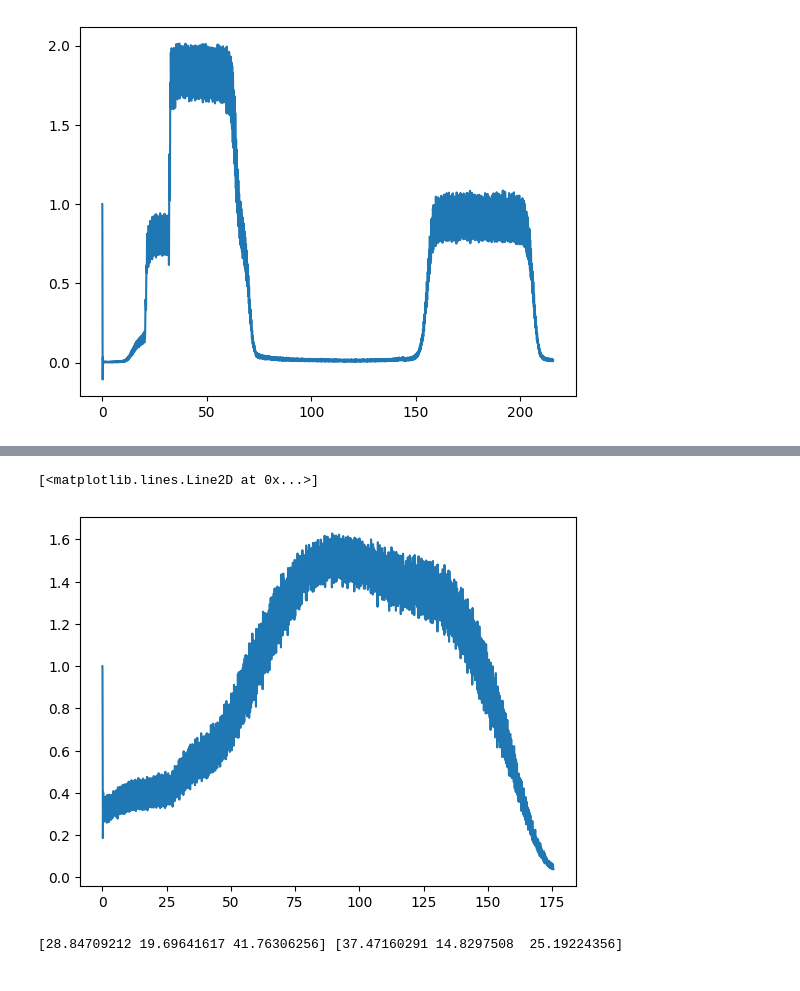
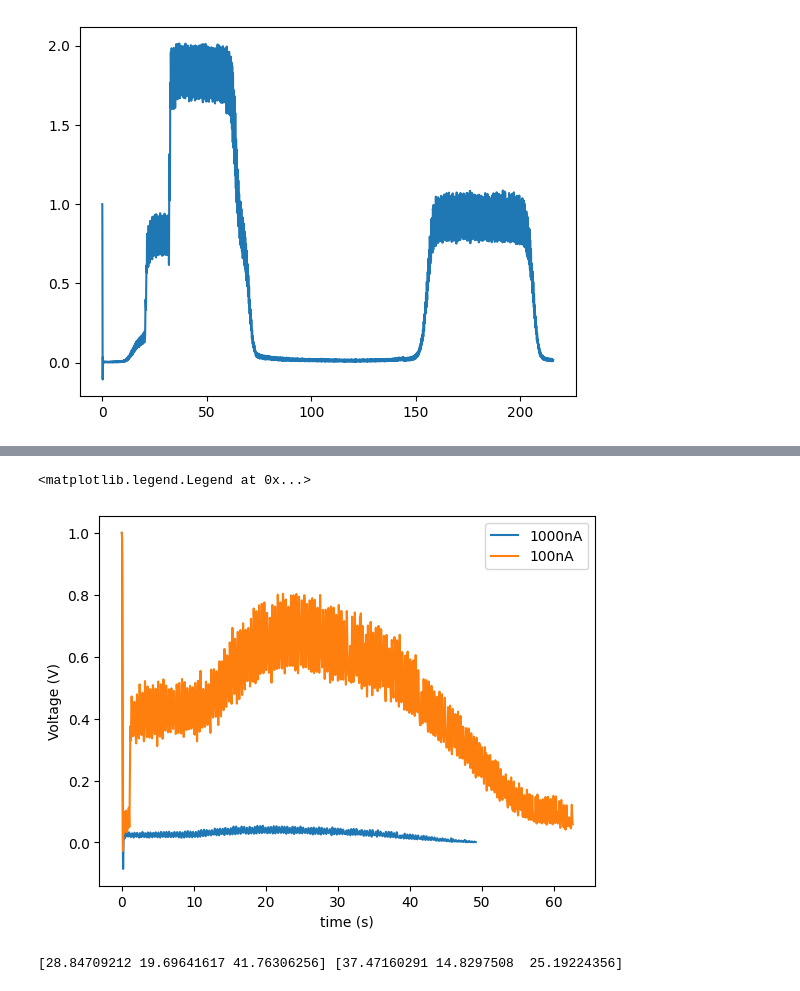
Before and after one commit to Klinjin/128AL, a Jupyter notebook: lab2_HD_shift/spectrum_plot.ipynb, the cells around one changed output, grey strips where cells are left out. Cells and saved outputs as stored; diff of their text form; code cells hidden in the pictures.

```diff
--- a/lab2_HD_shift/spectrum_plot.ipynb
+++ b/lab2_HD_shift/spectrum_plot.ipynb
@@ -58,9 +70,15 @@ plt.plot(HD1_01[:,0],HD1_01[:,1])
 # %%
-HD1_06 = np.asarray(pandas.read_csv('HD1_06.csv',skipinitialspace=True))
-plt.plot(HD1_06[:,0],HD1_06[:,1])
+
+HD3_01 = np.asarray(pandas.read_csv('HD3_01.csv',skipinitialspace=True))
+HD3_04 = np.asarray(pandas.read_csv('HD3_04.csv',skipinitialspace=True))
+plt.plot(HD3_01[:,0],HD3_01[:,1], label='1000nA')
+plt.plot(HD3_04[:,0],HD3_04[:,1], label='100nA')
+plt.xlabel('time (s)')
+plt.ylabel('Voltage (V)')
+plt.legend()
 # %% [output]
-[<matplotlib.lines.Line2D at 0x...>]
+<matplotlib.legend.Legend at 0x...>
-[figure, old version]
+[figure, new version]
 # %%
 from scipy.optimize import curve_fit
 from scipy.stats import truncnorm
```
Also changed, not shown: parts of 26 cells of this notebook, 1 other file.
